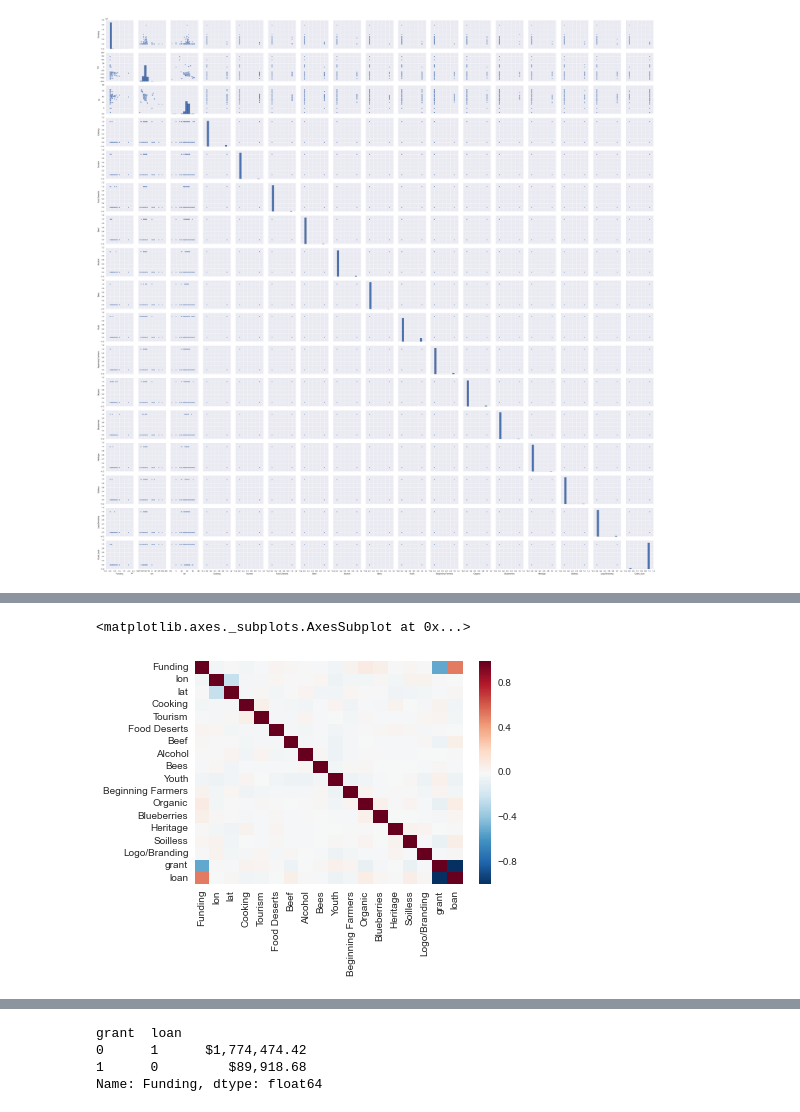
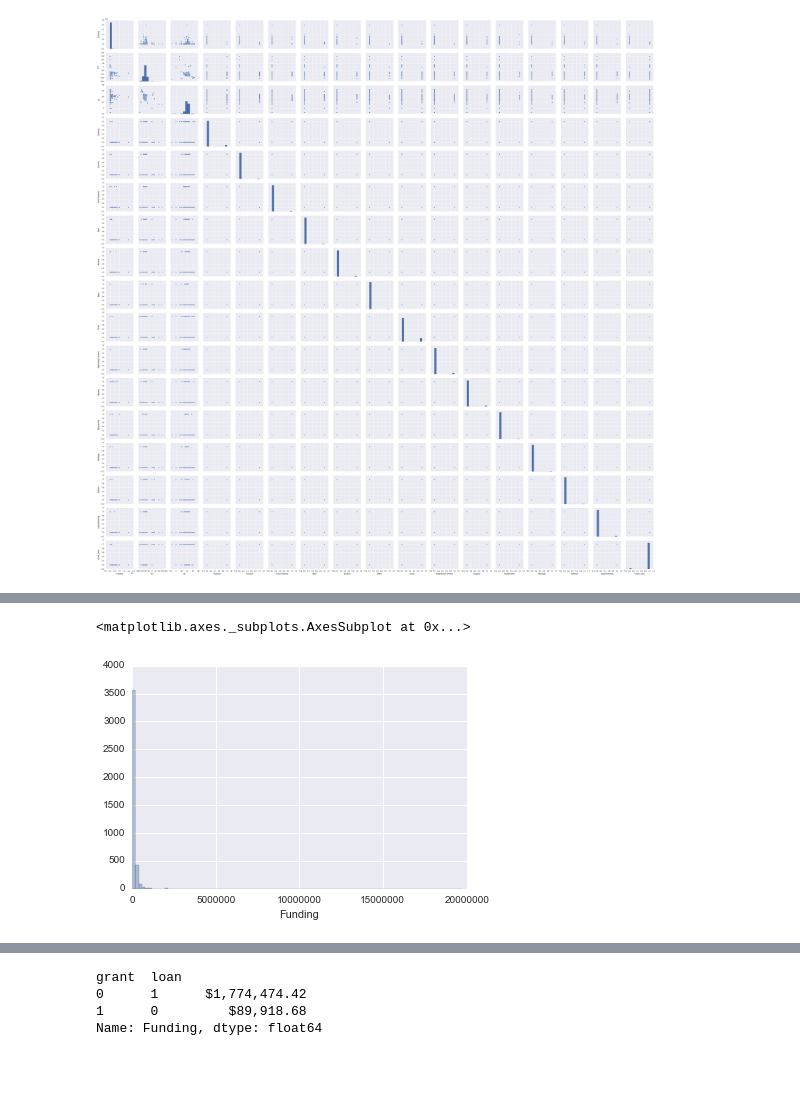
Before and after one commit to mroswell/know-your-farmer-analysis, a Jupyter notebook: KYF-analysis.ipynb, the cells around one changed output, grey strips where cells are left out. Saved outputs shown, nothing was run; the diff lists cells and outputs as text; code cells hidden in the pictures; blank space fills up the shorter version.

Commit message:
add results and charts

```diff
--- a/KYF-analysis.ipynb
+++ b/KYF-analysis.ipynb
@@ -148,5 +143,7 @@ sns.distplot(kyf2['Funding'])
-# %%
-sns.heatmap(kyf2.corr())
-# %% [output]
-<matplotlib.axes._subplots.AxesSubplot at 0x...>
-[figure, removed]
+# %%
+sns.plt.ticklabel_format(style='plain', axis='both',useOffset=False)
+
+sns.distplot(kyf2['Funding'], kde=False, bins =100)
+# %% [output]
+<matplotlib.axes._subplots.AxesSubplot at 0x...>
+[figure, added]
```
Also changed, not shown: parts of 7 cells of this notebook.
